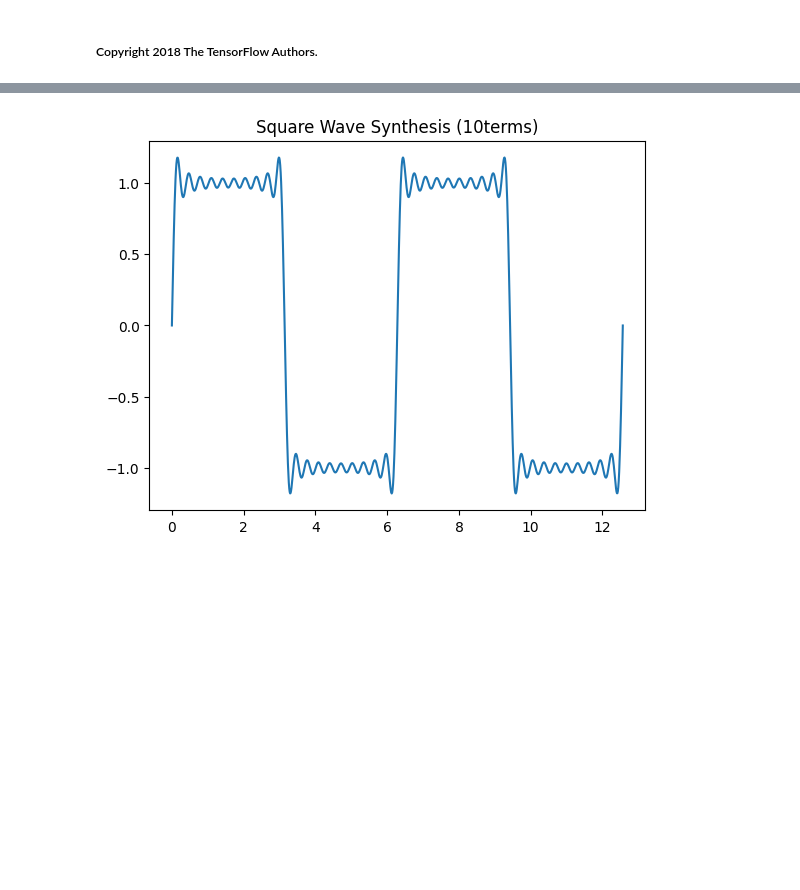
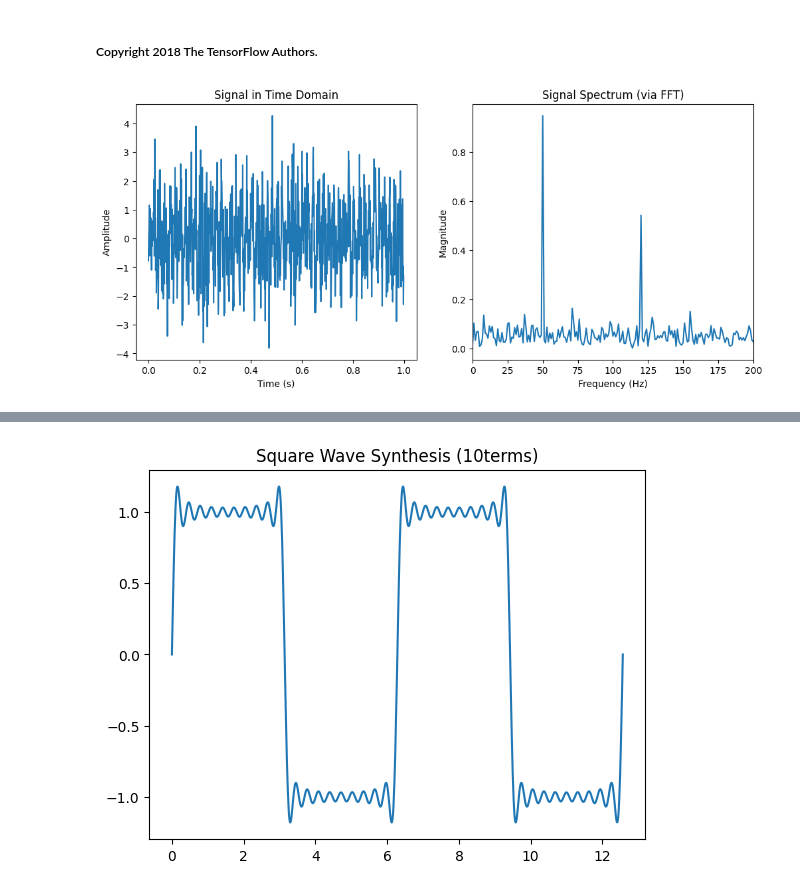
Before and after one commit to Cat6utpcableclarke/Signals, a Jupyter notebook: courses/udacity_intro_to_tensorflow_for_deep_learning/l01c01_introduction_to_colab_and_python.ipynb, the cells around one changed output, grey strips where cells are left out. Drawn from its saved outputs; the diff is of its cells as text; code cells hidden in the pictures; blank space fills up the shorter version.

```diff
--- a/courses/udacity_intro_to_tensorflow_for_deep_learning/l01c01_introduction_to_colab_and_python.ipynb
+++ b/courses/udacity_intro_to_tensorflow_for_deep_learning/l01c01_introduction_to_colab_and_python.ipynb
@@ -1,2 +1,43 @@
 # %% [markdown]
 ##### Copyright 2018 The TensorFlow Authors.
+# %%
+import numpy as np
+import matplotlib.pyplot as plt
+
+sampling_rate = 1000
+T = 1.0
+N = int(sampling_rate * T)
+t = np.linspace(0.0, T, N, endpoint=False)
+
+freq1 = 50
+freq2 = 120
+#add random noise
+signal = np.sin(freq1 * 2.0*np.pi * t) + 0.5*np.sin(freq2 * 2.0*np.pi *t) + np.random.randn(N)
+
+
+signal_fft = np.fft.fft(signal)
+fft_magnitude = 2.0/N * np.abs(signal_fft[0:N//2])
+
+freq_axis = np.fft.fftfreq(N, 1/sampling_rate)[:N//2]
+
+plt.figure(figsize=(12,5))
+
+plt.subplot(1, 2, 1)
+plt.plot(t, signal)
+plt.title("Signal in Time Domain")
+plt.xlabel("Time (s)")
+plt.ylabel("Amplitude")
+
+plt.subplot(1, 2, 2)
+plt.plot(freq_axis, fft_magnitude)
+plt.title("Signal Spectrum (via FFT)")
+plt.xlabel("Frequency (Hz)")
+plt.ylabel("Magnitude")
+plt.xlim(0, 200)
+
+plt.show()
+
+#exercise 1 question answer: I can still see the 50 HZ and 120 HZ peaks and
+#the added noise appears as a random background with varying magnitudes across frequencies,
+# %% [output]
+[figure, added]
```
Also changed, not shown: parts of 1 cell of this notebook.
